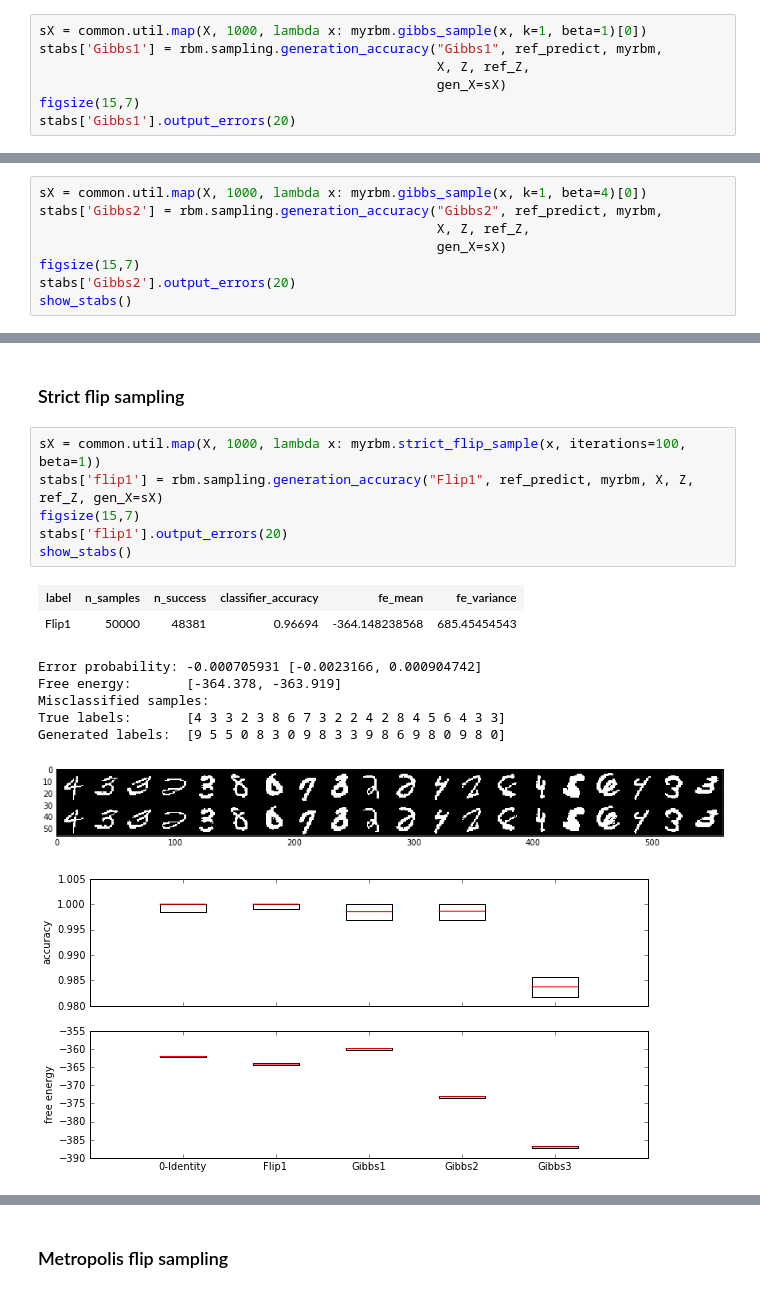
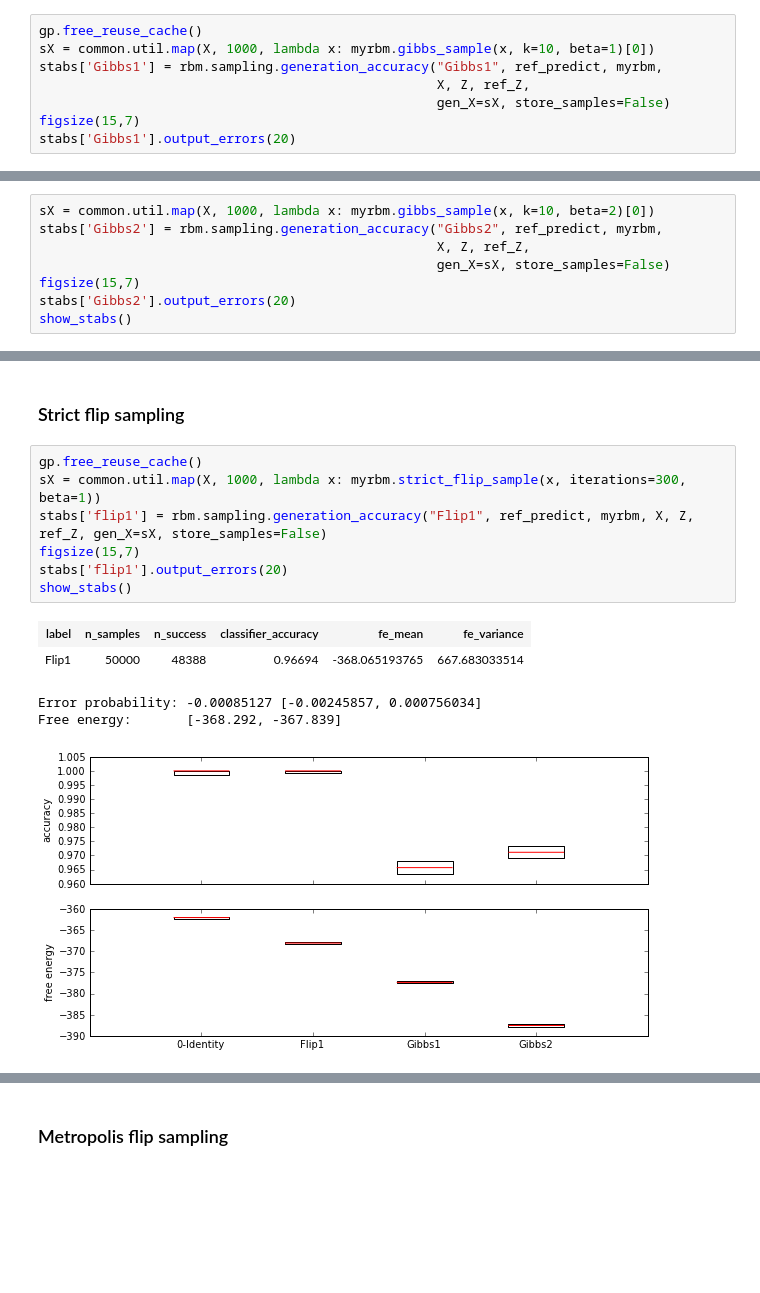
Before and after one commit to surban/ml, a Jupyter notebook: notebooks/rbm-stability.ipynb, the cells around one changed output, grey strips where cells are left out. Cells and saved outputs as stored; diff of their text form; blank space fills up the shorter version.

```diff
--- a/notebooks/rbm-stability.ipynb
+++ b/notebooks/rbm-stability.ipynb
@@ -80,10 +84,11 @@ NameError: name 'tcfg' is not defined
 # %% [markdown]
 ### Gibbs sampling
 # %%
-sX = common.util.map(X, 1000, lambda x: myrbm.gibbs_sample(x, k=1, beta=1)[0])
+gp.free_reuse_cache()
+sX = common.util.map(X, 1000, lambda x: myrbm.gibbs_sample(x, k=10, beta=1)[0])
 stabs['Gibbs1'] = rbm.sampling.generation_accuracy("Gibbs1", ref_predict, myrbm,
                                                    X, Z, ref_Z,
-                                                   gen_X=sX)
+                                                   gen_X=sX, store_samples=False)
 figsize(15,7)
 stabs['Gibbs1'].output_errors(20)
 # %% [output]
@@ -98,8 +99,8 @@ Generated labels:  [3 4 8 9 5 5 4 5 0 0 0 8 0 8 8 8 8 8 3 9]
 # %%
-sX = common.util.map(X, 1000, lambda x: myrbm.gibbs_sample(x, k=1, beta=4)[0])
+sX = common.util.map(X, 1000, lambda x: myrbm.gibbs_sample(x, k=10, beta=2)[0])
 stabs['Gibbs2'] = rbm.sampling.generation_accuracy("Gibbs2", ref_predict, myrbm,
                                                    X, Z, ref_Z,
-                                                   gen_X=sX)
+                                                   gen_X=sX, store_samples=False)
 figsize(15,7)
 stabs['Gibbs2'].output_errors(20)
 show_stabs()
@@ -164,19 +161,16 @@ plt.plot(myrbm.free_energies_during_gibbs_sampling(X[0:1,:], 10))
 # %% [markdown]
 ### Strict flip sampling
 # %%
-sX = common.util.map(X, 1000, lambda x: myrbm.strict_flip_sample(x, iterations=100, beta=1))
-stabs['flip1'] = rbm.sampling.generation_accuracy("Flip1", ref_predict, myrbm, X, Z, ref_Z, gen_X=sX)
+gp.free_reuse_cache()
+sX = common.util.map(X, 1000, lambda x: myrbm.strict_flip_sample(x, iterations=300, beta=1))
+stabs['flip1'] = rbm.sampling.generation_accuracy("Flip1", ref_predict, myrbm, X, Z, ref_Z, gen_X=sX, store_samples=False)
 figsize(15,7)
 stabs['flip1'].output_errors(20)
 show_stabs()
 # %% [output]
 | label | n_samples | n_success | classifier_accuracy | fe_mean | fe_variance |
-| Flip1 | 50000 | 48381 | 0.96694 | -364.148238568 | 685.45454543 |
+| Flip1 | 50000 | 48388 | 0.96694 | -368.065193765 | 667.683033514 |
-Error probability: -0.000705931 [-0.0023166, 0.000904742]
-Free energy:       [-364.378, -363.919]
-Misclassified samples:
-True labels:       [4 3 3 2 3 8 6 7 3 2 2 4 2 8 4 5 6 4 3 3]
-Generated labels:  [9 5 5 0 8 3 0 9 8 3 3 9 8 6 9 8 0 9 8 0]
+Error probability: -0.00085127 [-0.00245857, 0.000756034]
+Free energy:       [-368.292, -367.839]
-[figure, old version]
+[figure, new version]
-[figure, removed]
 # %%
```
Also changed, not shown: parts of 23 cells of this notebook, 4 other files.
